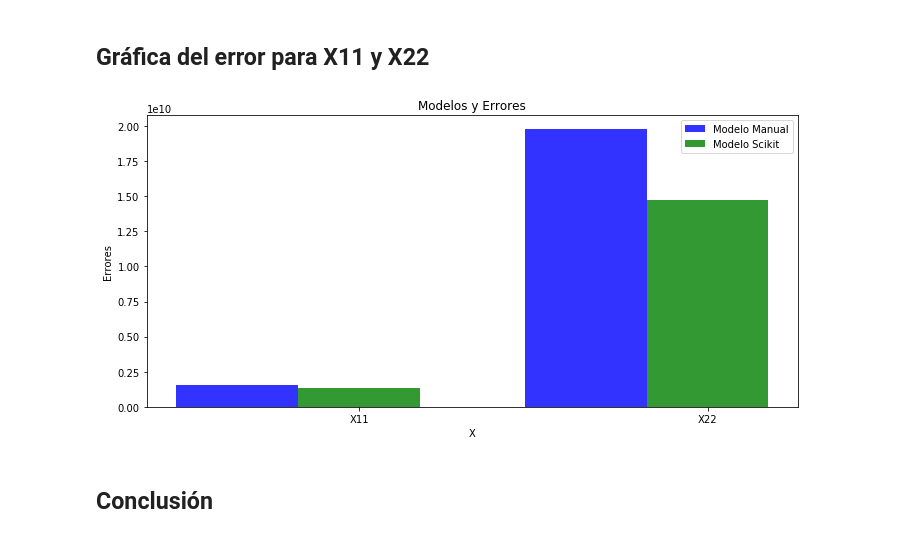
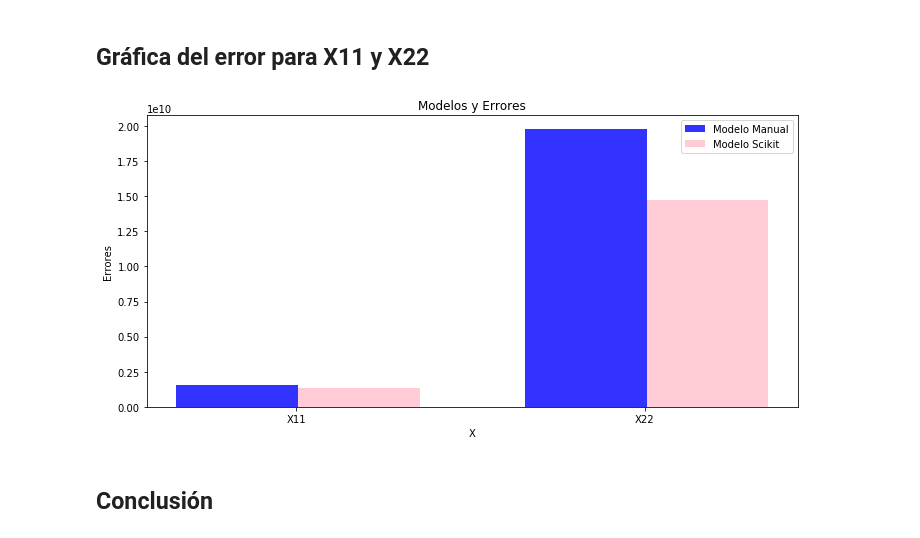
Before and after one commit to jmeonov201/Galileo_Python_Tarea1, a Jupyter notebook: Proyecto Final Johnatan MeoñoVF.ipynb, the cells around one changed output. Saved outputs shown, nothing was run; the diff lists cells and outputs as text; code cells hidden in the pictures.

```diff
--- a/Proyecto Final Johnatan MeoñoVF.ipynb
+++ b/Proyecto Final Johnatan MeoñoVF.ipynb
@@ -527,6 +539,7 @@ def reglineal(x,y,epochs,imprimir,lr):
 
     m = 0
     b = 0
+    i = 1
 
     estimadores =  np.array([[m],
                              [b]])
@@ -535,6 +548,8 @@ def reglineal(x,y,epochs,imprimir,lr):
 
     listaerrores = []
     diccionarioparametros = {}
+
+
 
     for i in range(epochs):
         yhat = np.matmul(xyunos,estimadores) ## calculo de yhat
@@ -556,8 +571,8 @@ def reglineal(x,y,epochs,imprimir,lr):
         listaerrores.append(error)
 
         diccionarioparametros[i] = estimadores
+
         diccionarioparametros[0] = xyunos
-
         if i % imprimir == 0: print("Error", i,error)
             #print("Parametros", modresultante)## imrpimiendo el vector de error
             #print(type(vekerror))
@@ -1064,34 +1082,34 @@ Error modelo promedio 17154281955.652695
 # %%
 n_groups = 2
 modelo_manual = (errormodemanualx11,errormodemanualx22)
 modelo_scikit = (errormodescix11,errormodescix22)
 
 # create plot
 fig, ax = plt.subplots(figsize=(10,5))
 index = np.arange(n_groups)
 bar_width = 0.35
 opacity = 0.8
 
 rects1 = plt.bar(index, modelo_manual, bar_width,
 alpha=opacity,
 color='b',
 label='Modelo Manual')
 
 rects2 = plt.bar(index + bar_width, modelo_scikit, bar_width,
 alpha=opacity,
-color='g',
+color='pink',
 label='Modelo Scikit')
 
 plt.xlabel('X')
 plt.ylabel('Errores')
 plt.title('Modelos y Errores')
-plt.xticks(index + bar_width, ('X11', 'X22'))
+plt.xticks(index+.17, ('X11', 'X22'))
 plt.legend()
 
 plt.tight_layout()
 plt.show()
 # %% [output]
-[figure, old version]
+[figure, new version]
 # %% [markdown]
 ## Conclusión
 # %% [markdown]
```
Also changed, not shown: parts of 9 cells of this notebook.
